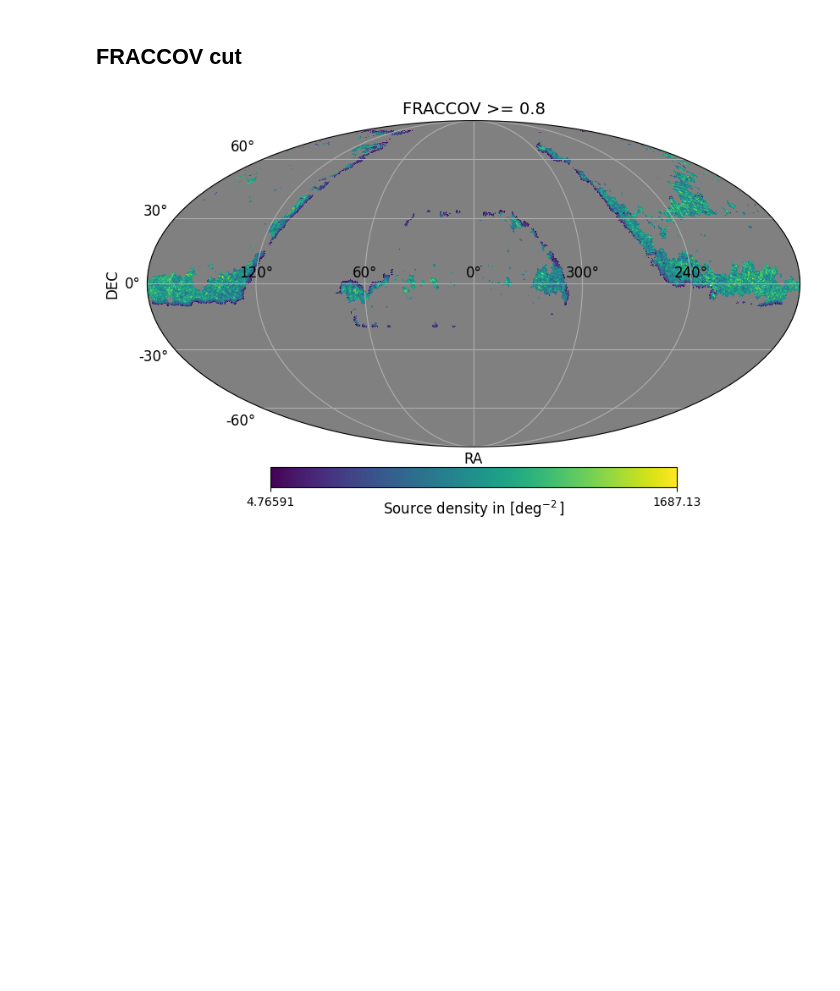
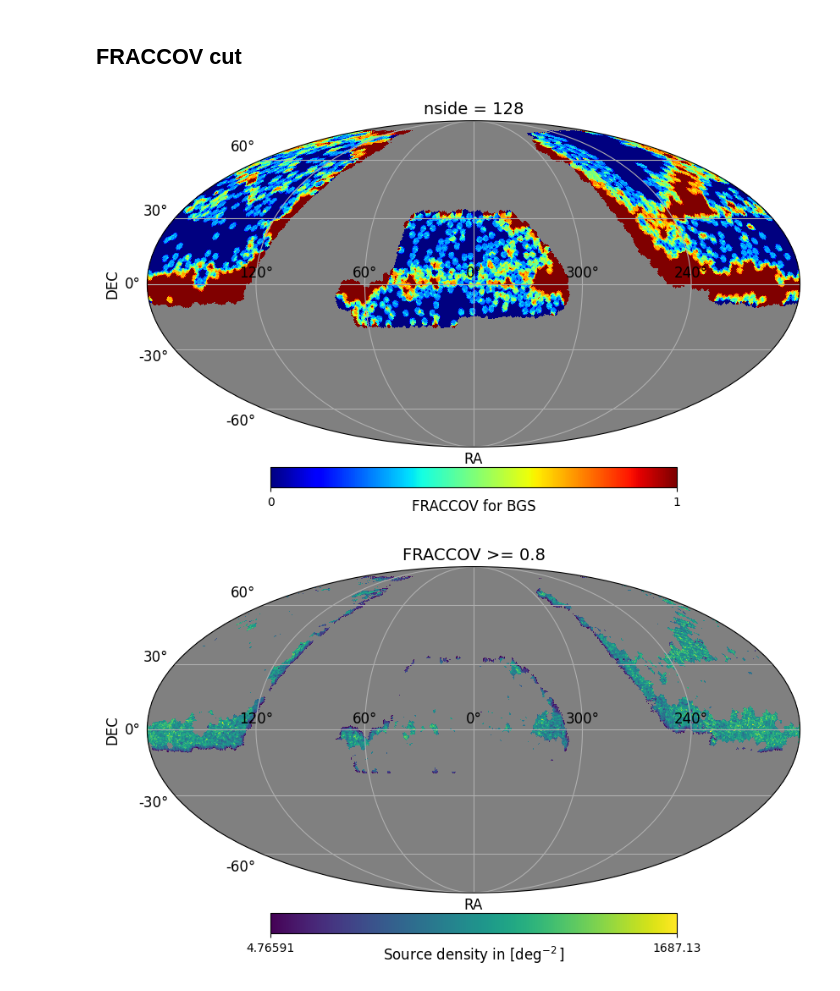
Before and after one commit to johannct/M2_Stage_Code, a Jupyter notebook: DESI BGS FRACCOV.ipynb, the cells around one changed output. Cells and saved outputs as stored; diff of their text form; code cells hidden in the pictures; blank space fills up the shorter version.

```diff
--- a/DESI BGS FRACCOV.ipynb
+++ b/DESI BGS FRACCOV.ipynb
@@ -164,6 +158,13 @@ m
 [figure]
 # %% [markdown]
 ## FRACCOV cut
+# %%
+FRACCUT = df.groupby(col_ipix)['FRACCOV'].mean()
+hp.projview(np.array(FRACCUT), unit="FRACCOV for BGS", title=f"nside = {nside}", nest=True, graticule=True, graticule_labels=True, cmap='jet')
+plt.xlabel("RA")
+plt.ylabel("DEC");
+# %% [output]
+[figure, added]
 # %%
 def get_cut(data, cut_mask, invert=False):
     sel = data.copy()
```
Also changed, not shown: parts of 15 cells of this notebook.
